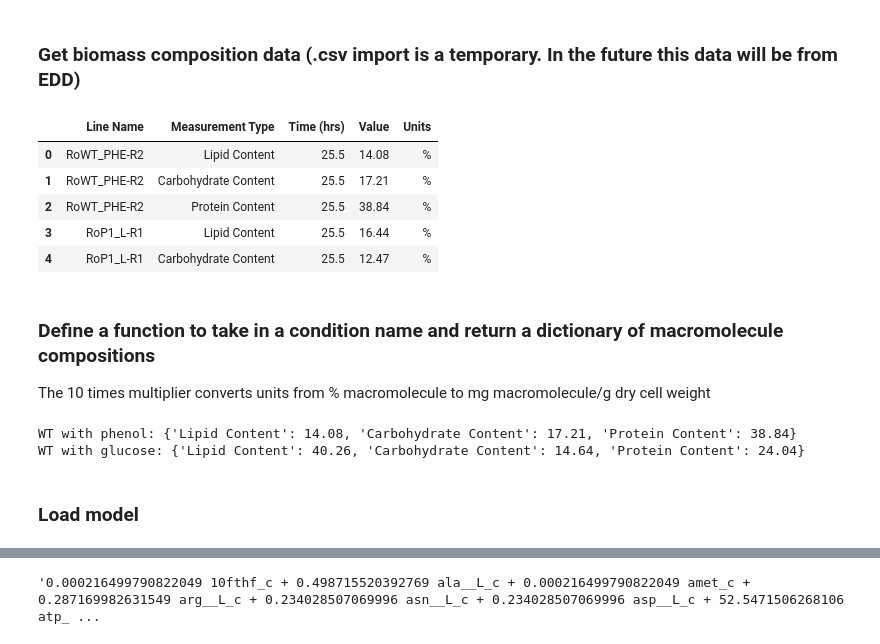
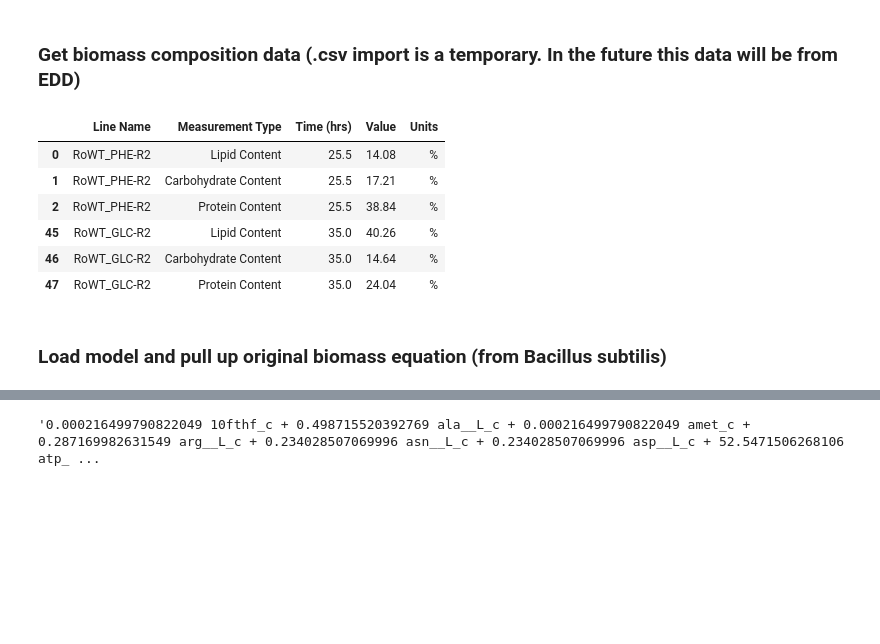
Before and after one commit to LBLQMM/RhodococcusGSM, a Jupyter notebook: Biodesign_gr/notebooks/D_biomass_reactions.ipynb, the cells around one changed output, grey strips where cells are left out. Cells and saved outputs as stored; diff of their text form; code cells hidden in the pictures; blank space fills up the shorter version.

```diff
--- a/Biodesign_gr/notebooks/D_biomass_reactions.ipynb
+++ b/Biodesign_gr/notebooks/D_biomass_reactions.ipynb
@@ -19,16 +19,17 @@ import pandas as pd
 # %%
 biomass_comp_filename = '../../EDD_Ropacus_Multiomics/EDD_Ropacus_Multiomics_BiomassComp.csv'
 biomass_comp_df = pd.read_csv(biomass_comp_filename)
 cols_to_drop = [col for col in biomass_comp_df.columns if 'Unnamed' in col]
 biomass_comp_df.drop(cols_to_drop, inplace=True, axis=1)
-biomass_comp_df.head()
+biomass_comp_df[(biomass_comp_df['Line Name']  == 'RoWT_PHE-R2') | (biomass_comp_df['Line Name'] == 'RoWT_GLC-R2')]
+# biomass_comp_df.query('"Line Name"=="RoWT_PHE-R2"')
+# ('Gender=="Male" & Year=="2014" ')
+# biomass_comp_df[biomass_comp_df['Line Name'] in ['RoWT_PHE-R2']]
 # %% [output]
 |  | Line Name | Measurement Type | Time (hrs) | Value | Units |
 | 0 | RoWT_PHE-R2 | Lipid Content | 25.5 | 14.08 | % |
 | 1 | RoWT_PHE-R2 | Carbohydrate Content | 25.5 | 17.21 | % |
 | 2 | RoWT_PHE-R2 | Protein Content | 25.5 | 38.84 | % |
-| 3 | RoP1_L-R1 | Lipid Content | 25.5 | 16.44 | % |
-| 4 | RoP1_L-R1 | Carbohydrate Content | 25.5 | 12.47 | % |
+| 45 | RoWT_GLC-R2 | Lipid Content | 35.0 | 40.26 | % |
+| 46 | RoWT_GLC-R2 | Carbohydrate Content | 35.0 | 14.64 | % |
+| 47 | RoWT_GLC-R2 | Protein Content | 35.0 | 24.04 | % |
-# %% [markdown]
-### Define a function to take in a condition name and return a dictionary of macromolecule compositions
-The 10 times multiplier converts units from % macromolecule to mg macromolecule/g dry cell weight
@@ -42,14 +36,5 @@ def composition_name_to_dictionary(name, biomass_df):
-# %%
-WT_phenol_composition = composition_name_to_dictionary('RoWT_PHE-R2', biomass_comp_df)
-WT_glucose_composition = composition_name_to_dictionary('RoWT_GLC-R2', biomass_comp_df)
-
-print('WT with phenol:', WT_phenol_composition)
-print('WT with glucose:', WT_glucose_composition)
-# %% [output]
-WT with phenol: {'Lipid Content': 14.08, 'Carbohydrate Content': 17.21, 'Protein Content': 38.84}
-WT with glucose: {'Lipid Content': 40.26, 'Carbohydrate Content': 14.64, 'Protein Content': 24.04}
-# %% [markdown]
-### Load model
+# %% [markdown]
+### Load model and pull up original biomass equation (from Bacillus subtilis)
 # %%
 model = cobra.io.read_sbml_model("../GSMs/Ropacus_annotated_curated_with_phenol.xml")
 model
```
Also changed, not shown: parts of 10 cells of this notebook, 6 other files.
